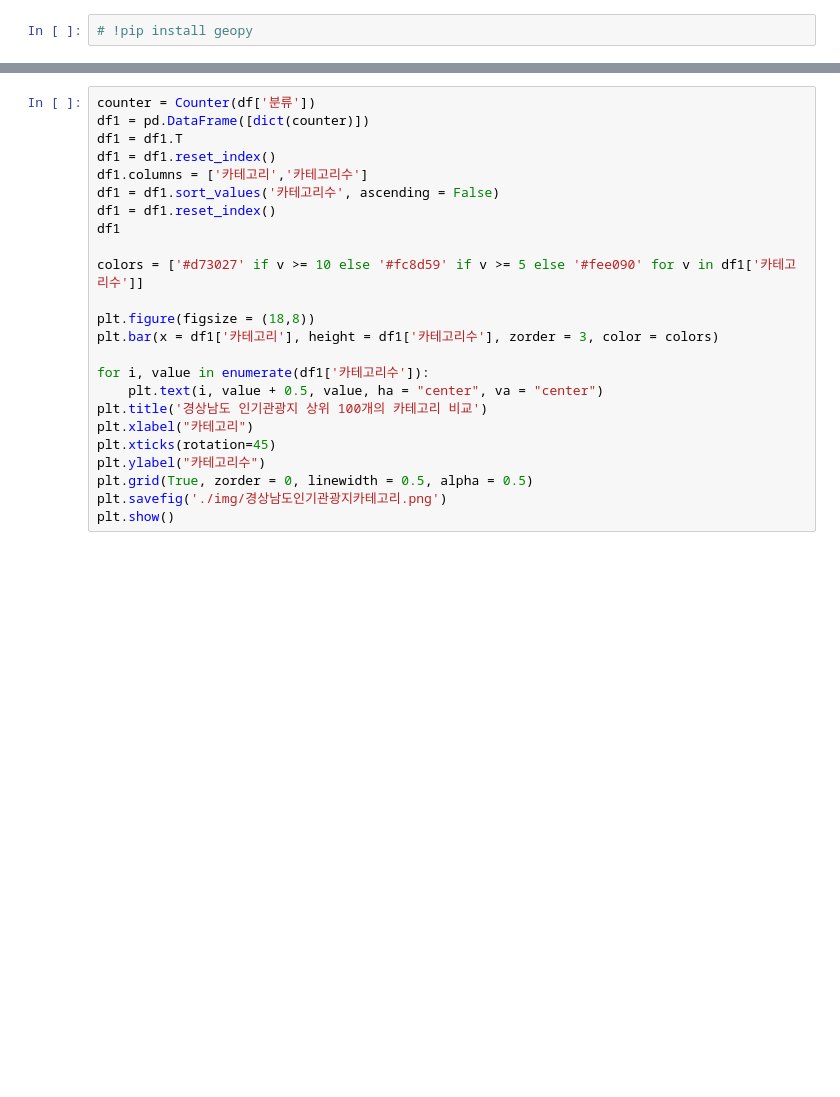
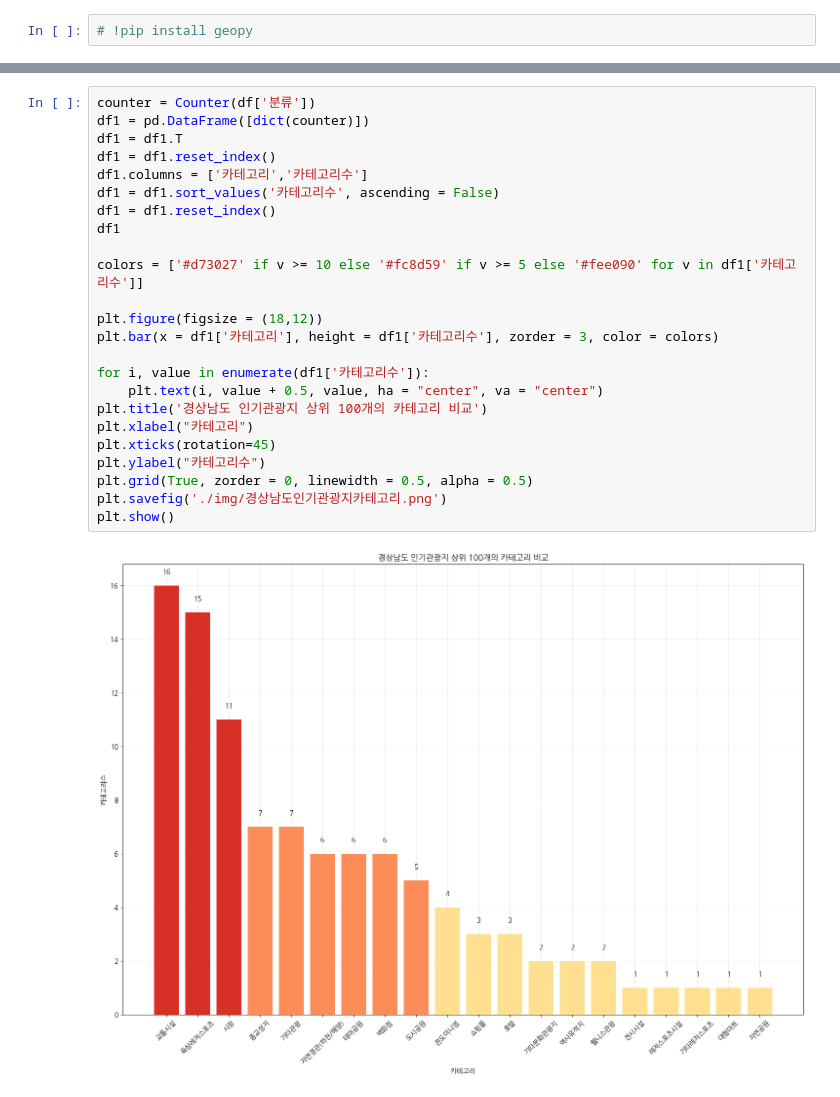
Before and after one commit to JeongHui-seong/gyeongnam, a Jupyter notebook: 인기관광지.ipynb, the cells around one changed output, grey strips where cells are left out. Cells and saved outputs as stored; diff of their text form; blank space fills up the shorter version.

```diff
--- a/인기관광지.ipynb
+++ b/인기관광지.ipynb
@@ -76,24 +78,26 @@ m
 # %%
 counter = Counter(df['분류'])
 df1 = pd.DataFrame([dict(counter)])
 df1 = df1.T
 df1 = df1.reset_index()
 df1.columns = ['카테고리','카테고리수']
 df1 = df1.sort_values('카테고리수', ascending = False)
 df1 = df1.reset_index()
 df1
 
 colors = ['#d73027' if v >= 10 else '#fc8d59' if v >= 5 else '#fee090' for v in df1['카테고리수']]
 
-plt.figure(figsize = (18,8))
+plt.figure(figsize = (18,12))
 plt.bar(x = df1['카테고리'], height = df1['카테고리수'], zorder = 3, color = colors)
 
 for i, value in enumerate(df1['카테고리수']):
     plt.text(i, value + 0.5, value, ha = "center", va = "center")
 plt.title('경상남도 인기관광지 상위 100개의 카테고리 비교')
 plt.xlabel("카테고리")
 plt.xticks(rotation=45)
 plt.ylabel("카테고리수")
 plt.grid(True, zorder = 0, linewidth = 0.5, alpha = 0.5)
 plt.savefig('./img/경상남도인기관광지카테고리.png')
 plt.show()
+# %% [output]
+[figure, added]
```
Also changed, not shown: parts of 1 cell of this notebook, 6 other files.
